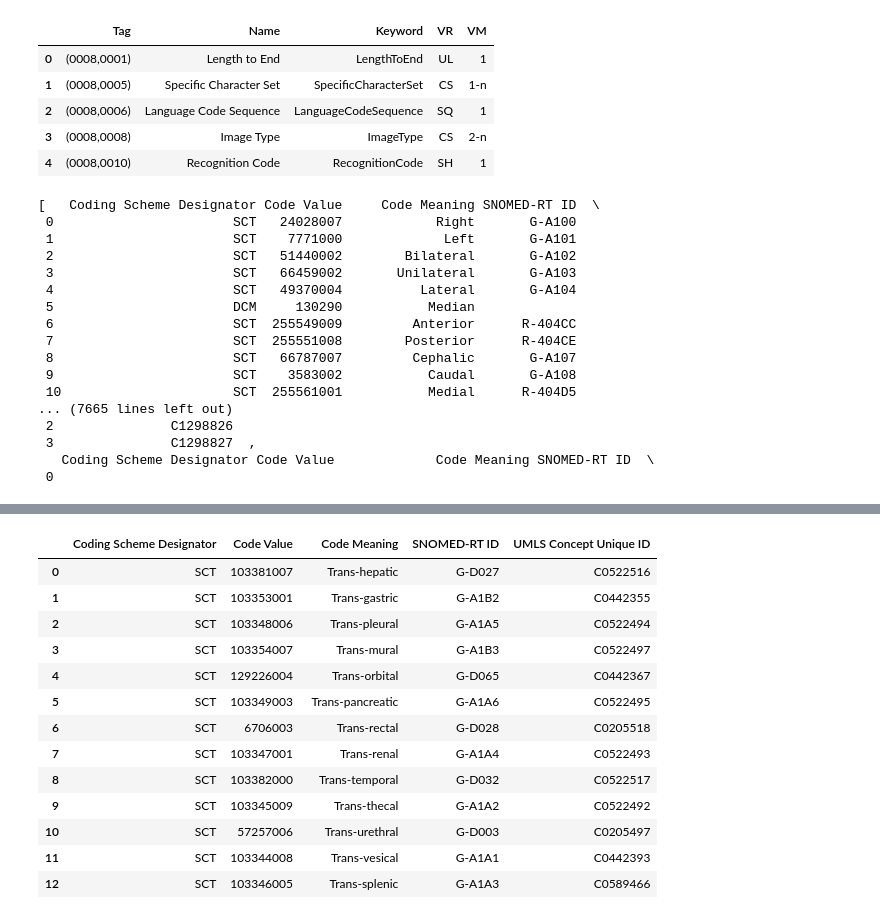
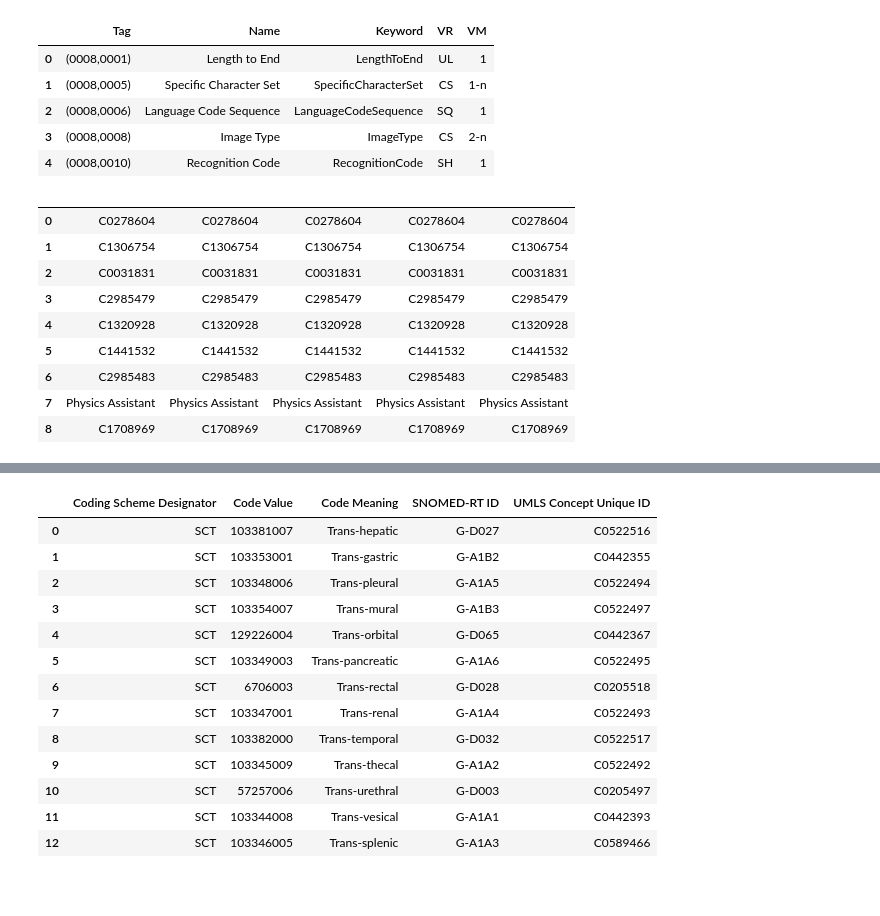
Before and after one commit to paulnagy/DICOM2OMOP, a Jupyter notebook: DICOM_harvest_xml.ipynb, the cells around one changed output, grey strips where cells are left out. Cells and saved outputs as stored; diff of their text form; code cells hidden in the pictures; blank space fills up the shorter version.

Commit message:
Table merging

```diff
--- a/DICOM_harvest_xml.ipynb
+++ b/DICOM_harvest_xml.ipynb
@@ -340,24 +340,16 @@ xml_uri = 'https://dicom.nema.org/medical/dicom/current/source/docbook/part16/pa
 
 # Extract tables with label 'B'
 result_dict = extract_DICOM_Part_16_table_data(xml_uri, 'B')
-# %%
-result_dict.keys()
-[result_dict[x] for x in result_dict.keys()]
-# %% [output]
-[   Coding Scheme Designator Code Value     Code Meaning SNOMED-RT ID  \
- 0                       SCT   24028007            Right       G-A100
- 1                       SCT    7771000             Left       G-A101
- 2                       SCT   51440002        Bilateral       G-A102
- 3                       SCT   66459002       Unilateral       G-A103
- 4                       SCT   49370004          Lateral       G-A104
- 5                       DCM     130290           Median
- 6                       SCT  255549009         Anterior      R-404CC
- 7                       SCT  255551008        Posterior      R-404CE
- 8                       SCT   66787007         Cephalic       G-A107
- 9                       SCT    3583002           Caudal       G-A108
- 10                      SCT  255561001           Medial      R-404D5
-... (7665 lines left out)
- 2               C1298826
- 3               C1298827  ,
-   Coding Scheme Designator Code Value             Code Meaning SNOMED-RT ID  \
- 0
+# %%
+result_dict['df_1101']
+# %% [output]
+|  |  |  |  |  |  |
+| 0 | C0278604 | C0278604 | C0278604 | C0278604 | C0278604 |
+| 1 | C1306754 | C1306754 | C1306754 | C1306754 | C1306754 |
+| 2 | C0031831 | C0031831 | C0031831 | C0031831 | C0031831 |
+| 3 | C2985479 | C2985479 | C2985479 | C2985479 | C2985479 |
+| 4 | C1320928 | C1320928 | C1320928 | C1320928 | C1320928 |
+| 5 | C1441532 | C1441532 | C1441532 | C1441532 | C1441532 |
+| 6 | C2985483 | C2985483 | C2985483 | C2985483 | C2985483 |
+| 7 | Physics Assistant | Physics Assistant | Physics Assistant | Physics Assistant | Physics Assistant |
+| 8 | C1708969 | C1708969 | C1708969 | C1708969 | C1708969 |
```
Also changed, not shown: parts of 1 cell of this notebook.
